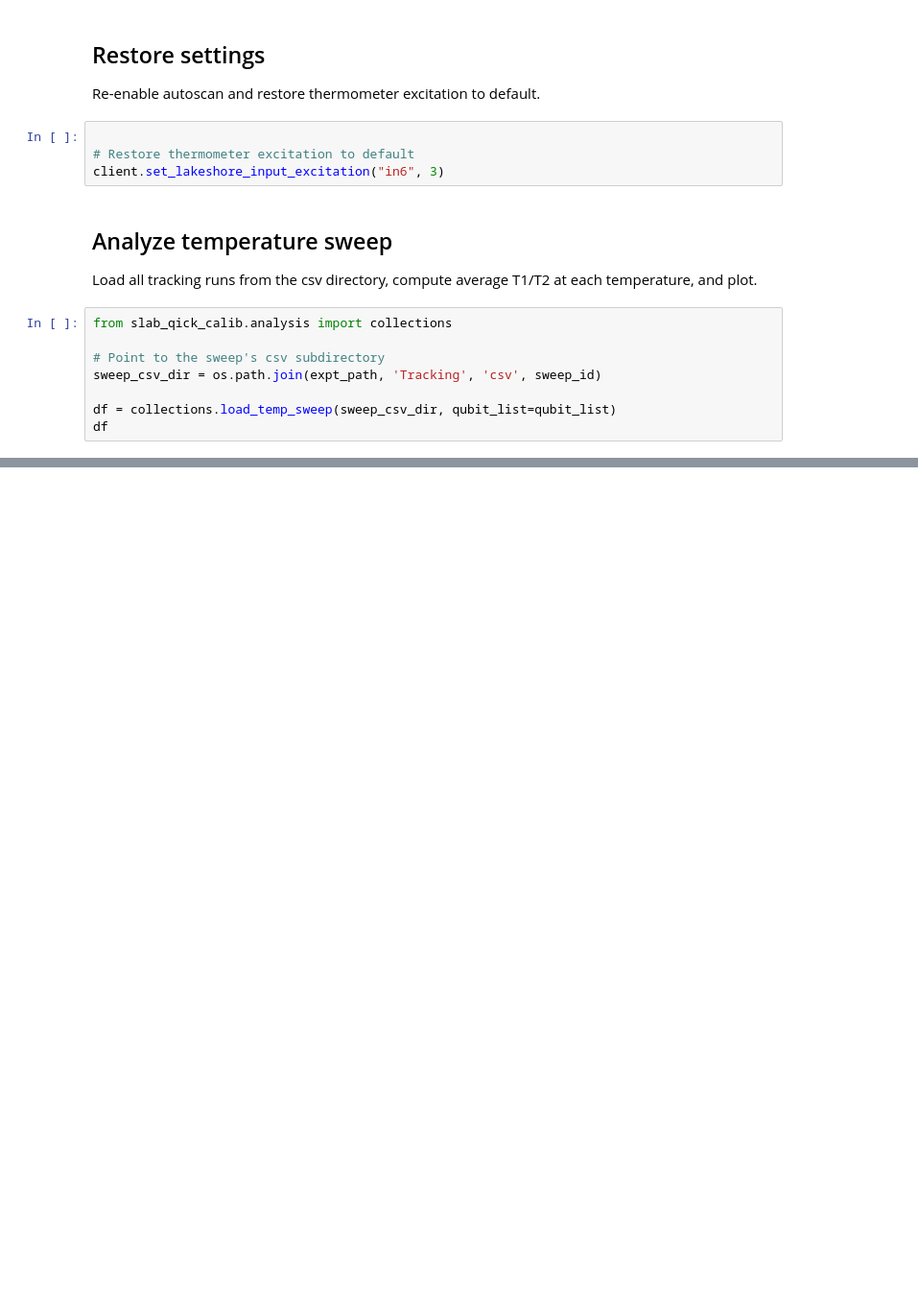
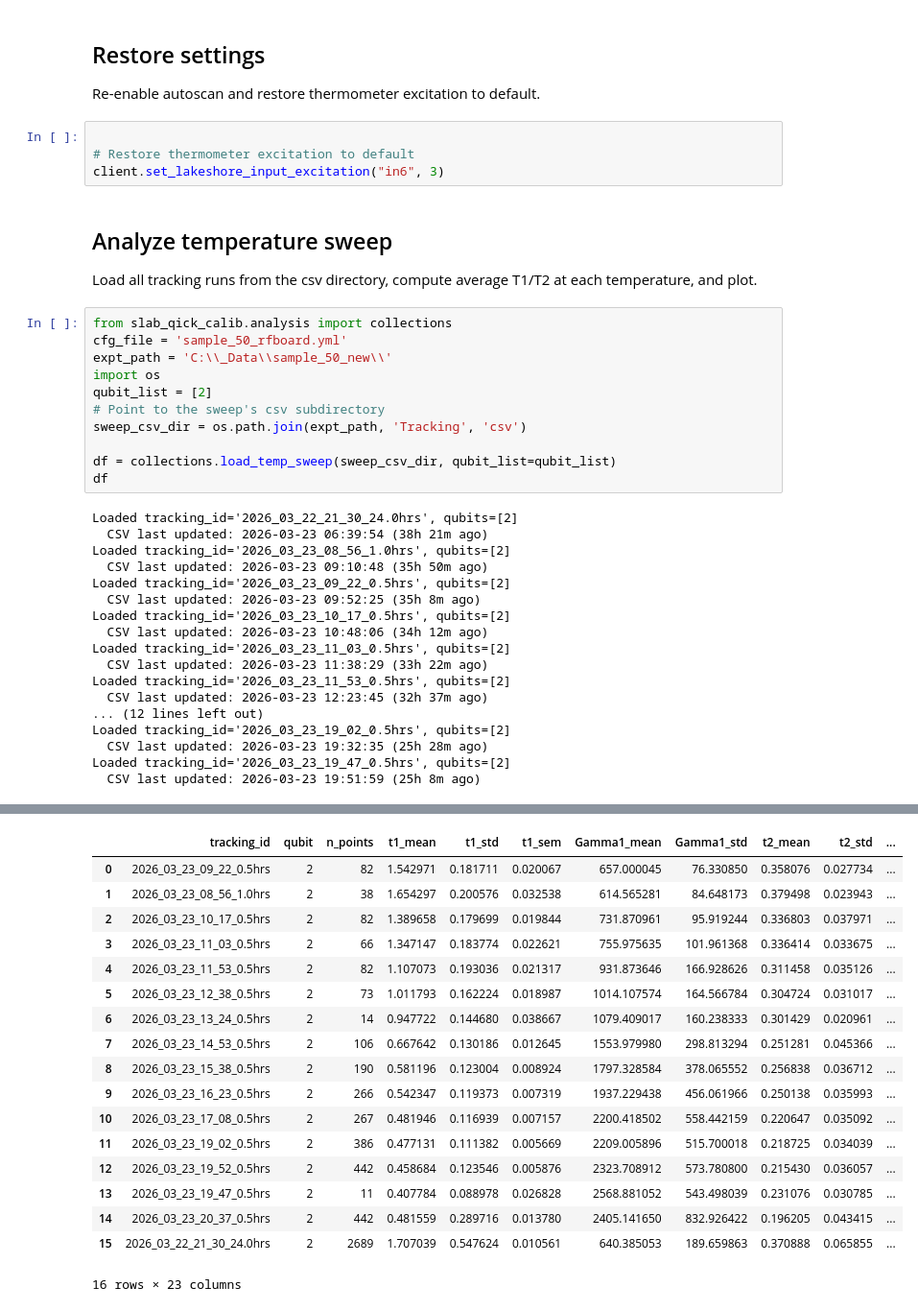
Before and after one commit to SchusterLab/slab_qick_calib, a Jupyter notebook: notebooks_analysis/temp_sweep.ipynb, the cells around one changed output, grey strips where cells are left out. Shown at 96% size. Drawn from its saved outputs; the diff is of its cells as text; blank space fills up the shorter version.

```diff
--- a/notebooks_analysis/temp_sweep.ipynb
+++ b/notebooks_analysis/temp_sweep.ipynb
@@ -490,9 +490,30 @@ client.set_lakeshore_input_excitation("in6", 3)
 Load all tracking runs from the csv directory, compute average T1/T2 at each temperature, and plot.
 # %%
 from slab_qick_calib.analysis import collections
-
+cfg_file = 'sample_50_rfboard.yml'
+expt_path = 'C:\\_Data\\sample_50_new\\'
+import os
+qubit_list = [2]
 # Point to the sweep's csv subdirectory
-sweep_csv_dir = os.path.join(expt_path, 'Tracking', 'csv', sweep_id)
+sweep_csv_dir = os.path.join(expt_path, 'Tracking', 'csv')
 
 df = collections.load_temp_sweep(sweep_csv_dir, qubit_list=qubit_list)
 df
+# %% [output]
+Loaded tracking_id='2026_03_22_21_30_24.0hrs', qubits=[2]
+  CSV last updated: 2026-03-23 06:39:54 (38h 21m ago)
+Loaded tracking_id='2026_03_23_08_56_1.0hrs', qubits=[2]
+  CSV last updated: 2026-03-23 09:10:48 (35h 50m ago)
+Loaded tracking_id='2026_03_23_09_22_0.5hrs', qubits=[2]
+  CSV last updated: 2026-03-23 09:52:25 (35h 8m ago)
+Loaded tracking_id='2026_03_23_10_17_0.5hrs', qubits=[2]
+  CSV last updated: 2026-03-23 10:48:06 (34h 12m ago)
+Loaded tracking_id='2026_03_23_11_03_0.5hrs', qubits=[2]
+  CSV last updated: 2026-03-23 11:38:29 (33h 22m ago)
+Loaded tracking_id='2026_03_23_11_53_0.5hrs', qubits=[2]
+  CSV last updated: 2026-03-23 12:23:45 (32h 37m ago)
+... (12 lines left out)
+Loaded tracking_id='2026_03_23_19_02_0.5hrs', qubits=[2]
+  CSV last updated: 2026-03-23 19:32:35 (25h 28m ago)
+Loaded tracking_id='2026_03_23_19_47_0.5hrs', qubits=[2]
+  CSV last updated: 2026-03-23 19:51:59 (25h 8m ago)
@@ -499,2 +524,20 @@ df
+|  | tracking_id | qubit | n_points | t1_mean | t1_std | t1_sem | Gamma1_mean | Gamma1_std | t2_mean | t2_std | ... |
+| 0 | 2026_03_23_09_22_0.5hrs | 2 | 82 | 1.542971 | 0.181711 | 0.020067 | 657.000045 | 76.330850 | 0.358076 | 0.027734 | ... |
+| 1 | 2026_03_23_08_56_1.0hrs | 2 | 38 | 1.654297 | 0.200576 | 0.032538 | 614.565281 | 84.648173 | 0.379498 | 0.023943 | ... |
+| 2 | 2026_03_23_10_17_0.5hrs | 2 | 82 | 1.389658 | 0.179699 | 0.019844 | 731.870961 | 95.919244 | 0.336803 | 0.037971 | ... |
+| 3 | 2026_03_23_11_03_0.5hrs | 2 | 66 | 1.347147 | 0.183774 | 0.022621 | 755.975635 | 101.961368 | 0.336414 | 0.033675 | ... |
+| 4 | 2026_03_23_11_53_0.5hrs | 2 | 82 | 1.107073 | 0.193036 | 0.021317 | 931.873646 | 166.928626 | 0.311458 | 0.035126 | ... |
+| 5 | 2026_03_23_12_38_0.5hrs | 2 | 73 | 1.011793 | 0.162224 | 0.018987 | 1014.107574 | 164.566784 | 0.304724 | 0.031017 | ... |
+| 6 | 2026_03_23_13_24_0.5hrs | 2 | 14 | 0.947722 | 0.144680 | 0.038667 | 1079.409017 | 160.238333 | 0.301429 | 0.020961 | ... |
+| 7 | 2026_03_23_14_53_0.5hrs | 2 | 106 | 0.667642 | 0.130186 | 0.012645 | 1553.979980 | 298.813294 | 0.251281 | 0.045366 | ... |
+| 8 | 2026_03_23_15_38_0.5hrs | 2 | 190 | 0.581196 | 0.123004 | 0.008924 | 1797.328584 | 378.065552 | 0.256838 | 0.036712 | ... |
+| 9 | 2026_03_23_16_23_0.5hrs | 2 | 266 | 0.542347 | 0.119373 | 0.007319 | 1937.229438 | 456.061966 | 0.250138 | 0.035993 | ... |
+| 10 | 2026_03_23_17_08_0.5hrs | 2 | 267 | 0.481946 | 0.116939 | 0.007157 | 2200.418502 | 558.442159 | 0.220647 | 0.035092 | ... |
+| 11 | 2026_03_23_19_02_0.5hrs | 2 | 386 | 0.477131 | 0.111382 | 0.005669 | 2209.005896 | 515.700018 | 0.218725 | 0.034039 | ... |
+| 12 | 2026_03_23_19_52_0.5hrs | 2 | 442 | 0.458684 | 0.123546 | 0.005876 | 2323.708912 | 573.780800 | 0.215430 | 0.036057 | ... |
+| 13 | 2026_03_23_19_47_0.5hrs | 2 | 11 | 0.407784 | 0.088978 | 0.026828 | 2568.881052 | 543.498039 | 0.231076 | 0.030785 | ... |
+| 14 | 2026_03_23_20_37_0.5hrs | 2 | 442 | 0.481559 | 0.289716 | 0.013780 | 2405.141650 | 832.926422 | 0.196205 | 0.043415 | ... |
+| 15 | 2026_03_22_21_30_24.0hrs | 2 | 2689 | 1.707039 | 0.547624 | 0.010561 | 640.385053 | 189.659863 | 0.370888 | 0.065855 | ... |
+16 rows × 23 columns
 # %%
 collections.plot_temp_sweep(df, params=['t1', 't2', 'tphi', 'f_ge'])
```
Also changed, not shown: parts of 2 cells of this notebook, 19 other files.
